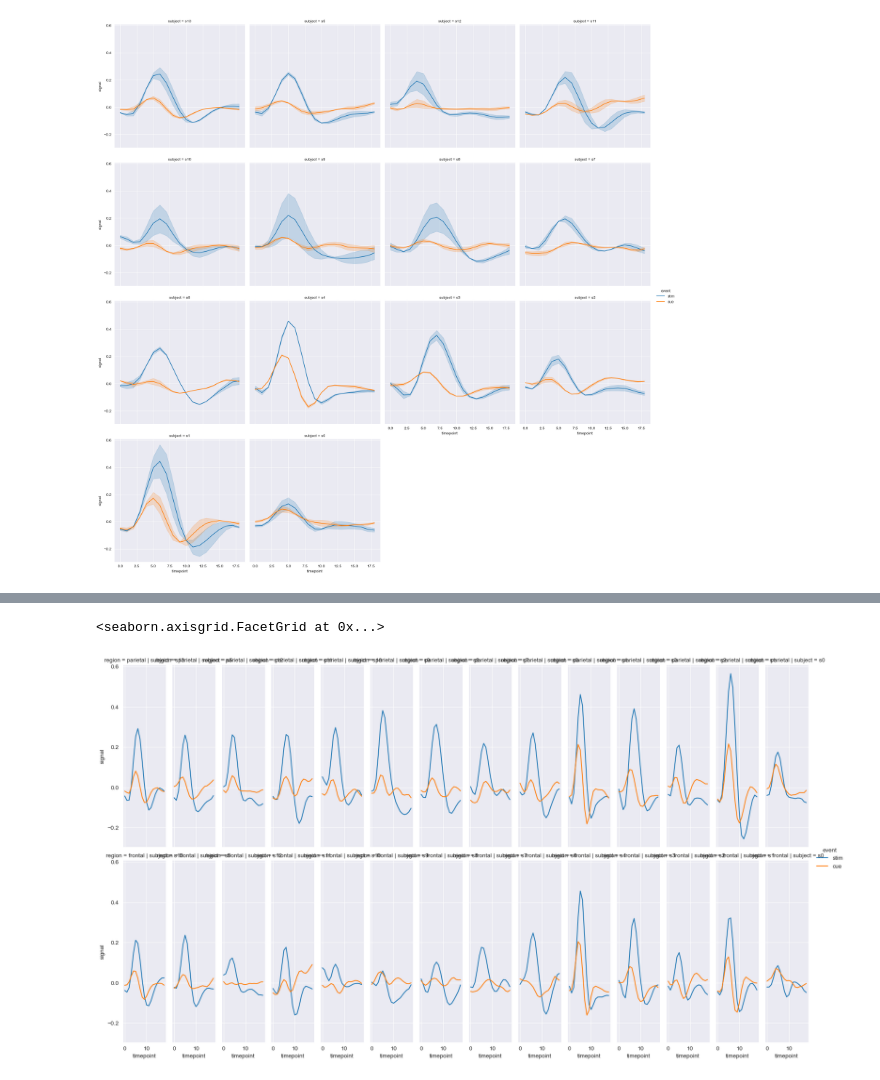
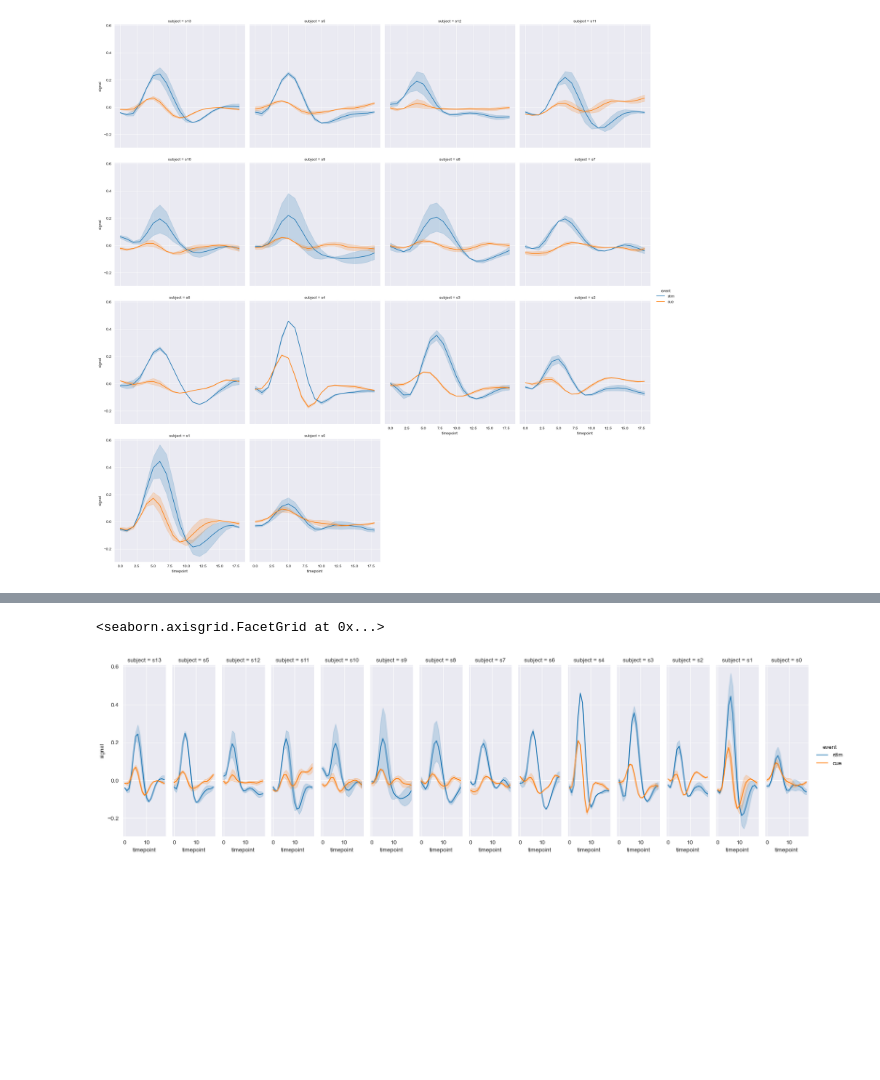
Before and after one commit to ebrahimhossaincse/Seaborn-Fundamentals, a Jupyter notebook: basics/Relational_Plots.ipynb, the cells around one changed output, grey strips where cells are left out. Saved outputs shown, nothing was run; the diff lists cells and outputs as text; code cells hidden in the pictures; blank space fills up the shorter version.

```diff
--- a/basics/Relational_Plots.ipynb
+++ b/basics/Relational_Plots.ipynb
@@ -255,18 +255,17 @@ sns.relplot(
 # %%
 """Line Plot with Faceted Grids (For Multiple Categories)
 Description: This example extends the grid layout with custom height and aspect ratios, ensuring that the plots have a good balance between readability and the number of subplots. It’s a useful technique when dealing with multi-level categorical variables.
 """
 sns.relplot(
     data=fmri,
     x="timepoint",
     y="signal",
     hue="event",
     col="subject",
-    row="region",
     kind="line",
-    aspect=0.25,
-    linewidth=1.5,
+    height=5,
+    aspect=.25
 )
 # %% [output]
 <seaborn.axisgrid.FacetGrid at 0x...>
-[figure, old version]
+[figure, new version]
```
Also changed, not shown: parts of 4 cells of this notebook, 1 other file.
